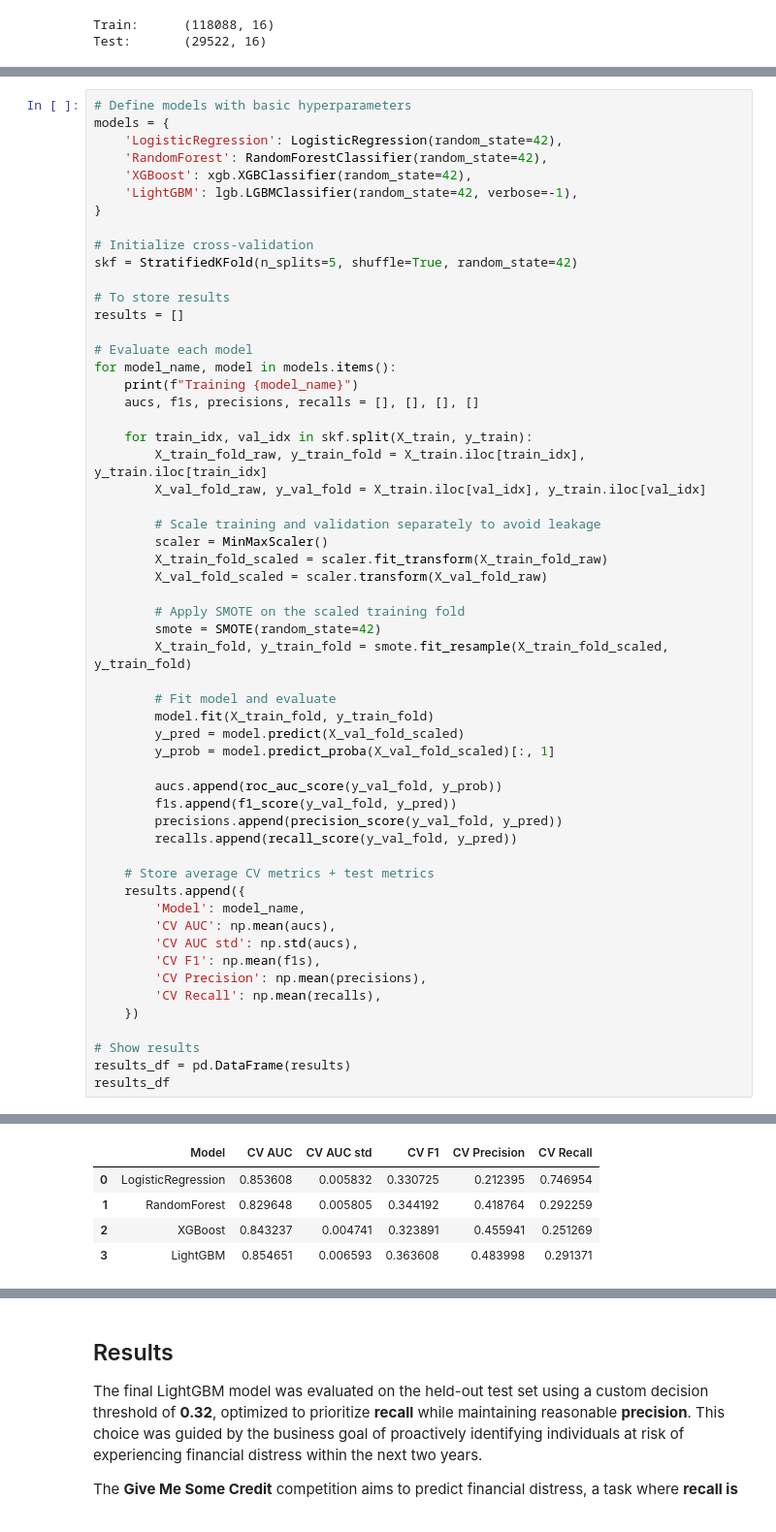
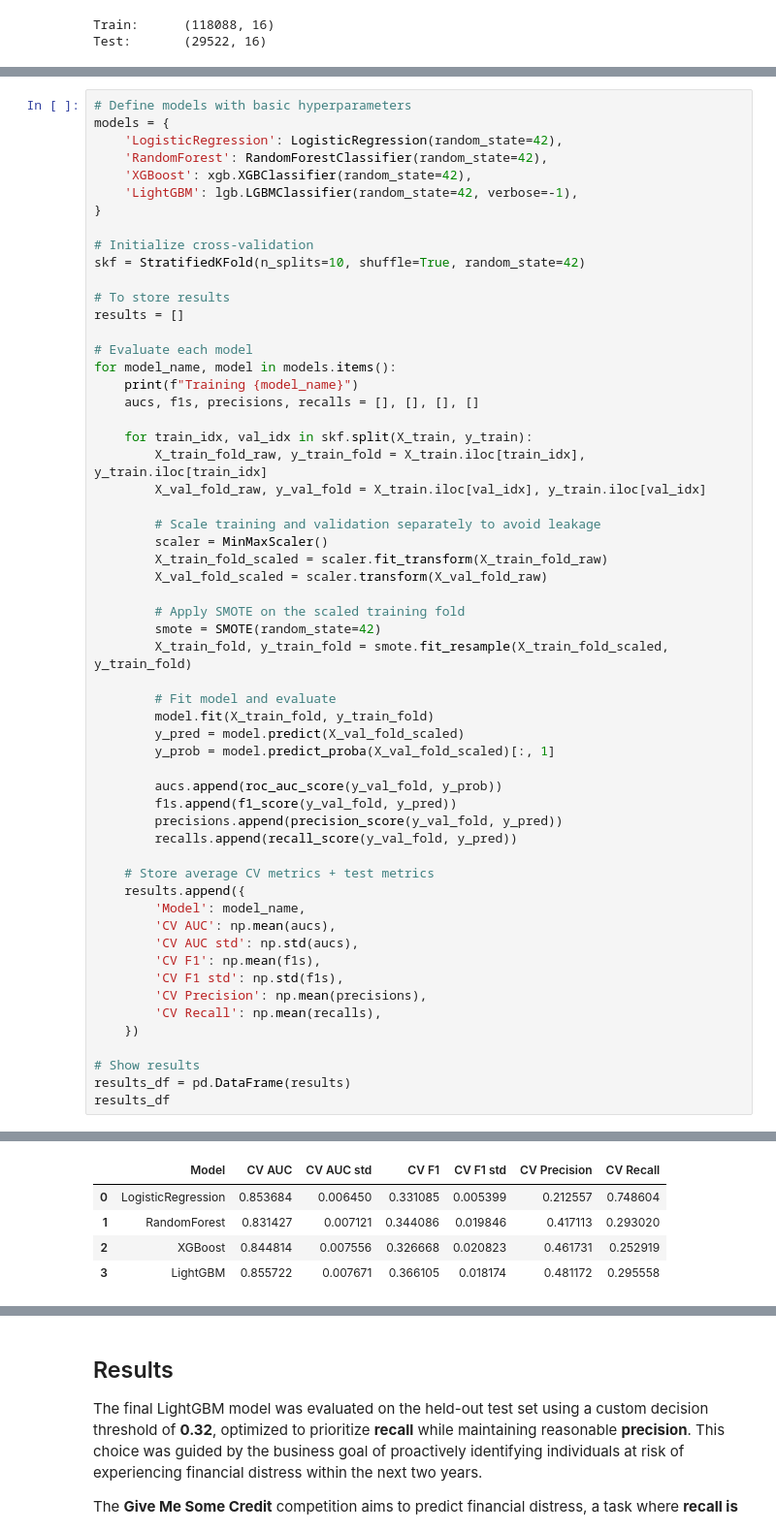
Before and after one commit to amharringthon/credit-score-simulator, a Jupyter notebook: notebooks/02_model_training.ipynb, the cells around one changed output, grey strips where cells are left out. Shown at 97% size. Drawn from its saved outputs; the diff is of its cells as text.

```diff
--- a/notebooks/02_model_training.ipynb
+++ b/notebooks/02_model_training.ipynb
@@ -154,7 +128,7 @@ models = {
 }
 
 # Initialize cross-validation
-skf = StratifiedKFold(n_splits=5, shuffle=True, random_state=42)
+skf = StratifiedKFold(n_splits=10, shuffle=True, random_state=42)
 
 # To store results
 results = []
@@ -178,35 +152,36 @@ for model_name, model in models.items():
         X_train_fold, y_train_fold = smote.fit_resample(X_train_fold_scaled, y_train_fold)
 
         # Fit model and evaluate
         model.fit(X_train_fold, y_train_fold)
         y_pred = model.predict(X_val_fold_scaled)
         y_prob = model.predict_proba(X_val_fold_scaled)[:, 1]
 
         aucs.append(roc_auc_score(y_val_fold, y_prob))
         f1s.append(f1_score(y_val_fold, y_pred))
         precisions.append(precision_score(y_val_fold, y_pred))
         recalls.append(recall_score(y_val_fold, y_pred))
 
     # Store average CV metrics + test metrics
     results.append({
         'Model': model_name,
         'CV AUC': np.mean(aucs),
         'CV AUC std': np.std(aucs),
         'CV F1': np.mean(f1s),
+        'CV F1 std': np.std(f1s),
         'CV Precision': np.mean(precisions),
         'CV Recall': np.mean(recalls),
     })
 
 # Show results
 results_df = pd.DataFrame(results)
 results_df
 # %% [output]
 Training LogisticRegression
 Training RandomForest
 Training XGBoost
 Training LightGBM
-|  | Model | CV AUC | CV AUC std | CV F1 | CV Precision | CV Recall |
-| 0 | LogisticRegression | 0.853608 | 0.005832 | 0.330725 | 0.212395 | 0.746954 |
-| 1 | RandomForest | 0.829648 | 0.005805 | 0.344192 | 0.418764 | 0.292259 |
-| 2 | XGBoost | 0.843237 | 0.004741 | 0.323891 | 0.455941 | 0.251269 |
-| 3 | LightGBM | 0.854651 | 0.006593 | 0.363608 | 0.483998 | 0.291371 |
+|  | Model | CV AUC | CV AUC std | CV F1 | CV F1 std | CV Precision | CV Recall |
+| 0 | LogisticRegression | 0.853684 | 0.006450 | 0.331085 | 0.005399 | 0.212557 | 0.748604 |
+| 1 | RandomForest | 0.831427 | 0.007121 | 0.344086 | 0.019846 | 0.417113 | 0.293020 |
+| 2 | XGBoost | 0.844814 | 0.007556 | 0.326668 | 0.020823 | 0.461731 | 0.252919 |
+| 3 | LightGBM | 0.855722 | 0.007671 | 0.366105 | 0.018174 | 0.481172 | 0.295558 |
```
Also changed, not shown: parts of 26 cells of this notebook, 2 other files.
